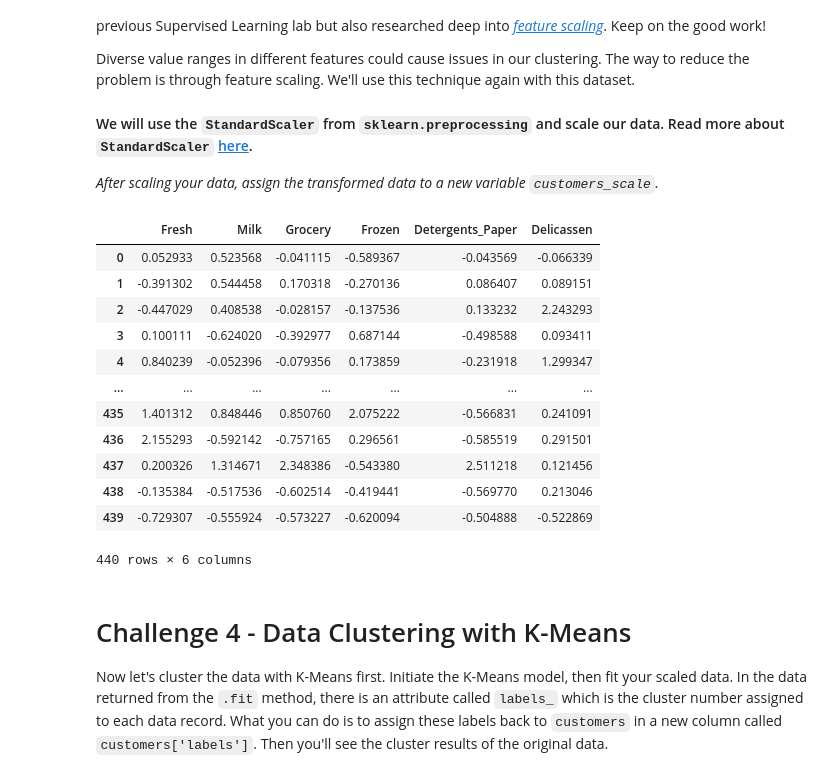
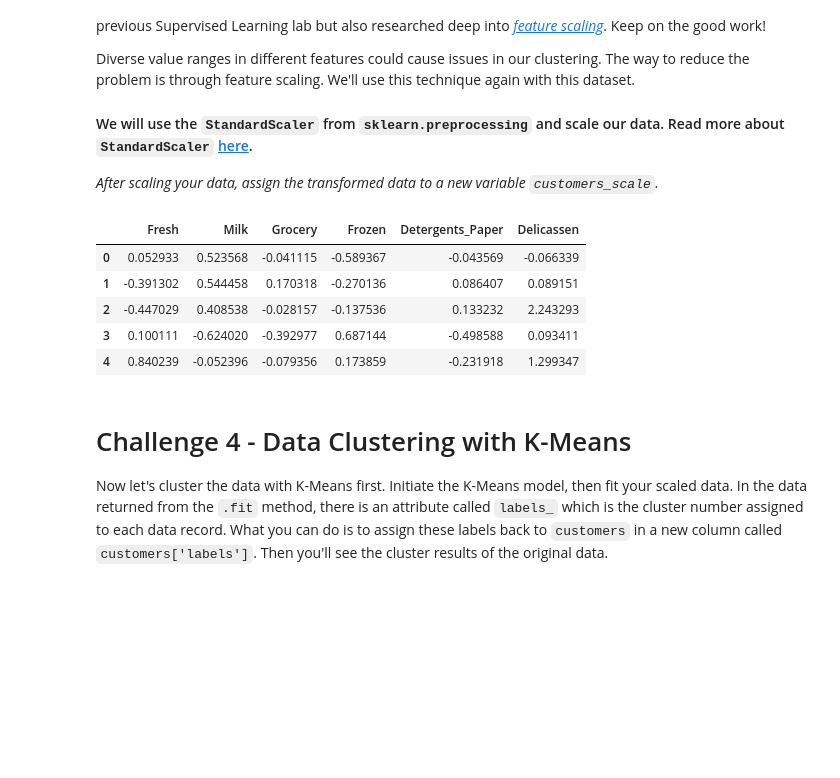
Before and after one commit to Dieguitorrr/lab-unsupervised-learning-en, a Jupyter notebook: your-code/main.ipynb, the cells around one changed output. Drawn from its saved outputs; the diff is of its cells as text; code cells hidden in the pictures; blank space fills up the shorter version.

```diff
--- a/your-code/main.ipynb
+++ b/your-code/main.ipynb
@@ -216,38 +216,29 @@ Diverse value ranges in different features could cause issues in our clustering.
 
 *After scaling your data, assign the transformed data to a new variable `customers_scale`.*
 # %%
-# Your import here:
 from sklearn.preprocessing import StandardScaler
 
-# Select the numerical columns to be scaled
-columns_to_scale = ["Fresh", "Milk", "Grocery", "Frozen", "Detergents_Paper", "Delicassen"]
+# Select numerical columns for scaling
+numerical_columns = ['Fresh', 'Milk', 'Grocery', 'Frozen', 'Detergents_Paper', 'Delicassen']
 
-# Selecting only the numerical features for scaling
-numerical_features = wholesale_customers[columns_to_scale]
-
+# Initialize the StandardScaler
 scaler = StandardScaler()
 
-# Fit and transform the numerical features
-scaled_features = scaler.fit_transform(numerical_features)
+# Fit and transform the data
+customers_scale = scaler.fit_transform(wholesale_customers[numerical_columns])
 
-# Convert the scaled array back to a DataFrame
-scaled_features_df = pd.DataFrame(scaled_features, columns=columns_to_scale)
+# Convert the scaled data back into a DataFrame for easier interpretation
+customers_scale_df = pd.DataFrame(customers_scale, columns=numerical_columns)
 
-scaled_features_df
+# Display the scaled data
+customers_scale_df.head()
 # %% [output]
 |  | Fresh | Milk | Grocery | Frozen | Detergents_Paper | Delicassen |
 | 0 | 0.052933 | 0.523568 | -0.041115 | -0.589367 | -0.043569 | -0.066339 |
 | 1 | -0.391302 | 0.544458 | 0.170318 | -0.270136 | 0.086407 | 0.089151 |
 | 2 | -0.447029 | 0.408538 | -0.028157 | -0.137536 | 0.133232 | 2.243293 |
 | 3 | 0.100111 | -0.624020 | -0.392977 | 0.687144 | -0.498588 | 0.093411 |
 | 4 | 0.840239 | -0.052396 | -0.079356 | 0.173859 | -0.231918 | 1.299347 |
-| ... | ... | ... | ... | ... | ... | ... |
-| 435 | 1.401312 | 0.848446 | 0.850760 | 2.075222 | -0.566831 | 0.241091 |
-| 436 | 2.155293 | -0.592142 | -0.757165 | 0.296561 | -0.585519 | 0.291501 |
-| 437 | 0.200326 | 1.314671 | 2.348386 | -0.543380 | 2.511218 | 0.121456 |
-| 438 | -0.135384 | -0.517536 | -0.602514 | -0.419441 | -0.569770 | 0.213046 |
-| 439 | -0.729307 | -0.555924 | -0.573227 | -0.620094 | -0.504888 | -0.522869 |
-440 rows × 6 columns
 # %% [markdown]
 # Challenge 4 - Data Clustering with K-Means
 
```
Also changed, not shown: parts of 23 cells of this notebook.
